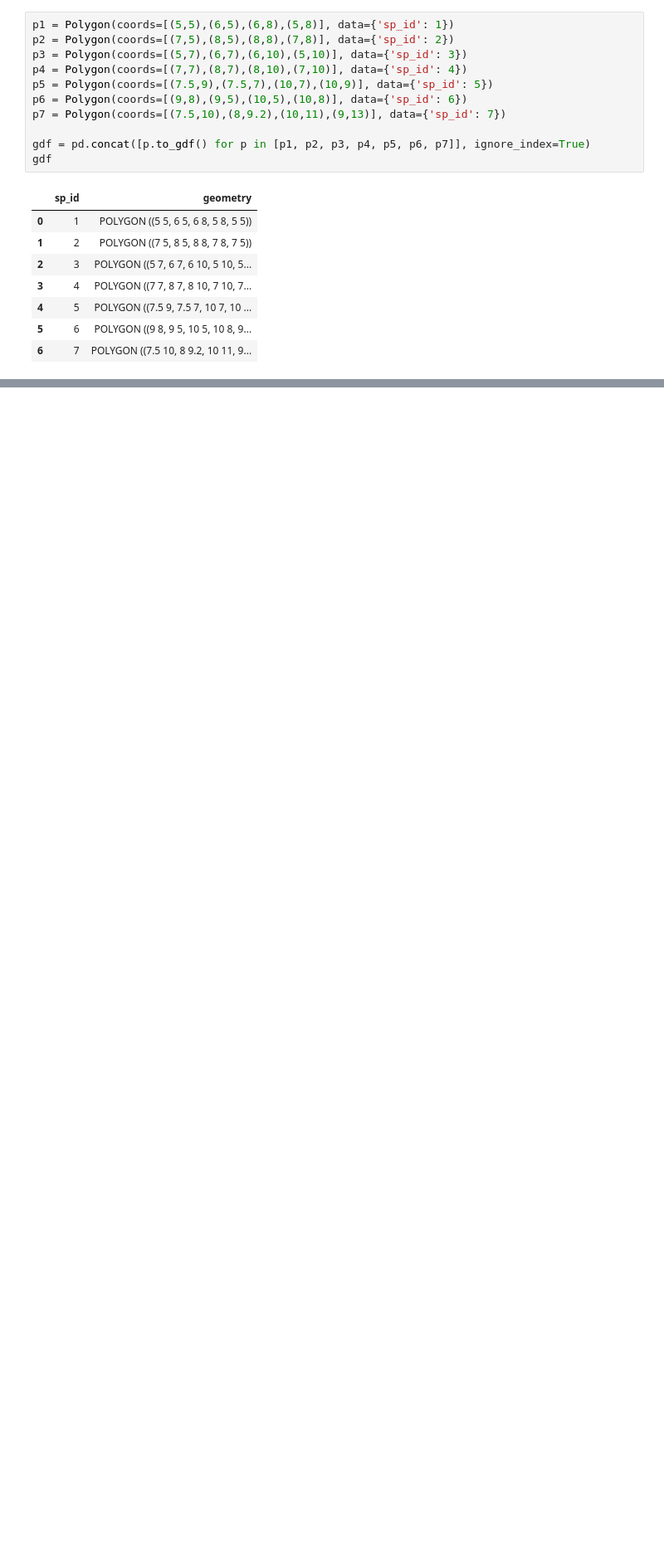
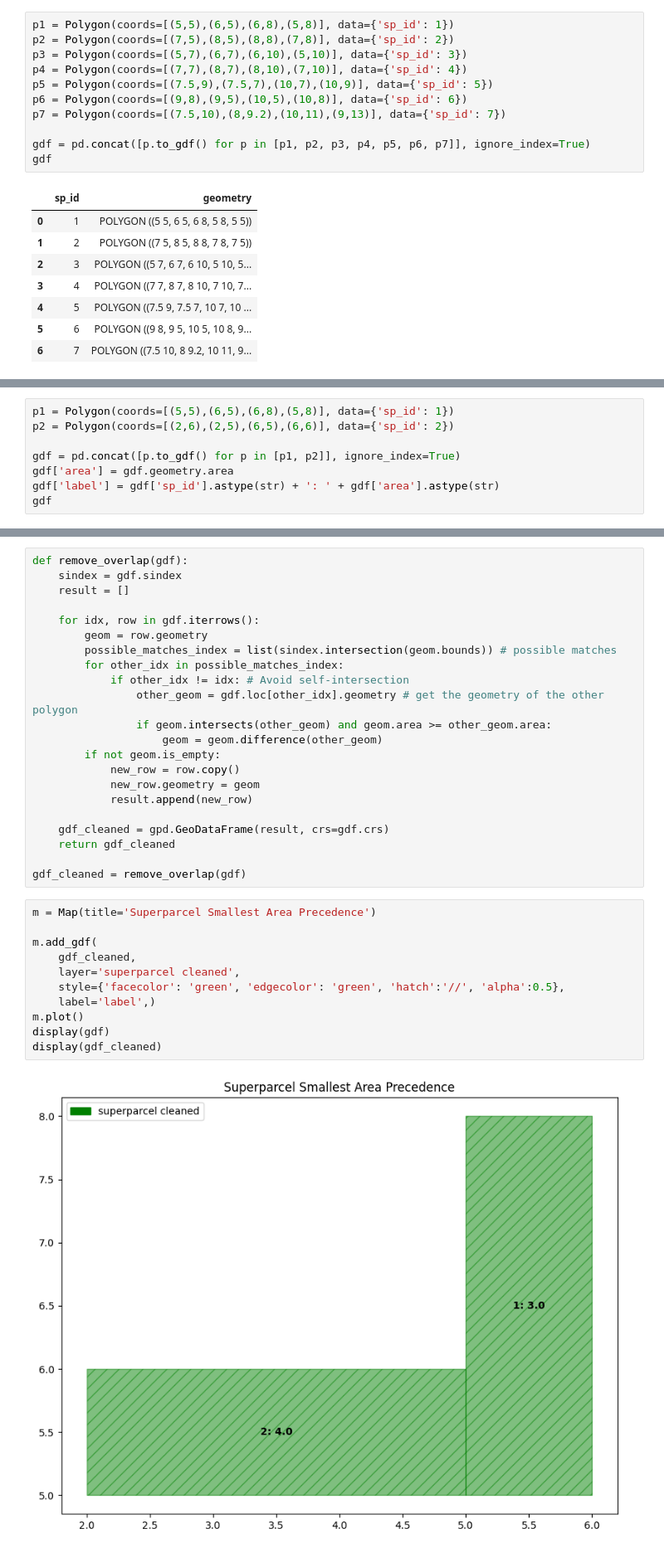
Before and after one commit to abreunig-clgx/superparcels, a Jupyter notebook: clustering/mre/remove_overlaps.ipynb, the cells around one changed output, grey strips where cells are left out. Shown: that part at 83% size. Cells and saved outputs as stored; diff of their text form; blank space fills up the shorter version.

Commit message:
update remove overlap and testing local

```diff
--- a/clustering/mre/remove_overlaps.ipynb
+++ b/clustering/mre/remove_overlaps.ipynb
@@ -127,0 +153,8 @@ display(gdf_cleaned)
+# %%
+p1 = Polygon(coords=[(5,5),(6,5),(6,8),(5,8)], data={'sp_id': 1})
+p2 = Polygon(coords=[(2,6),(2,5),(6,5),(6,6)], data={'sp_id': 2})
+
+gdf = pd.concat([p.to_gdf() for p in [p1, p2]], ignore_index=True)
+gdf['area'] = gdf.geometry.area
+gdf['label'] = gdf['sp_id'].astype(str) + ': ' + gdf['area'].astype(str)
+gdf
@@ -127,0 +165,35 @@ display(gdf_cleaned)
+# %%
+def remove_overlap(gdf):
+    sindex = gdf.sindex
+    result = []
+
+    for idx, row in gdf.iterrows():
+        geom = row.geometry
+        possible_matches_index = list(sindex.intersection(geom.bounds)) # possible matches
+        for other_idx in possible_matches_index:
+            if other_idx != idx: # Avoid self-intersection
+                other_geom = gdf.loc[other_idx].geometry # get the geometry of the other polygon
+                if geom.intersects(other_geom) and geom.area >= other_geom.area:
+                    geom = geom.difference(other_geom)
+        if not geom.is_empty:
+            new_row = row.copy()
+            new_row.geometry = geom
+            result.append(new_row)
+
+    gdf_cleaned = gpd.GeoDataFrame(result, crs=gdf.crs)
+    return gdf_cleaned
+
+gdf_cleaned = remove_overlap(gdf)
+# %%
+m = Map(title='Superparcel Smallest Area Precedence')
+
+m.add_gdf(
+    gdf_cleaned,
+    layer='superparcel cleaned',
+    style={'facecolor': 'green', 'edgecolor': 'green', 'hatch':'//', 'alpha':0.5},
+    label='label',)
+m.plot()
+display(gdf)
+display(gdf_cleaned)
+# %% [output]
+[figure, added]
```
Also changed, not shown: parts of 14 cells of this notebook, 4 other files.
